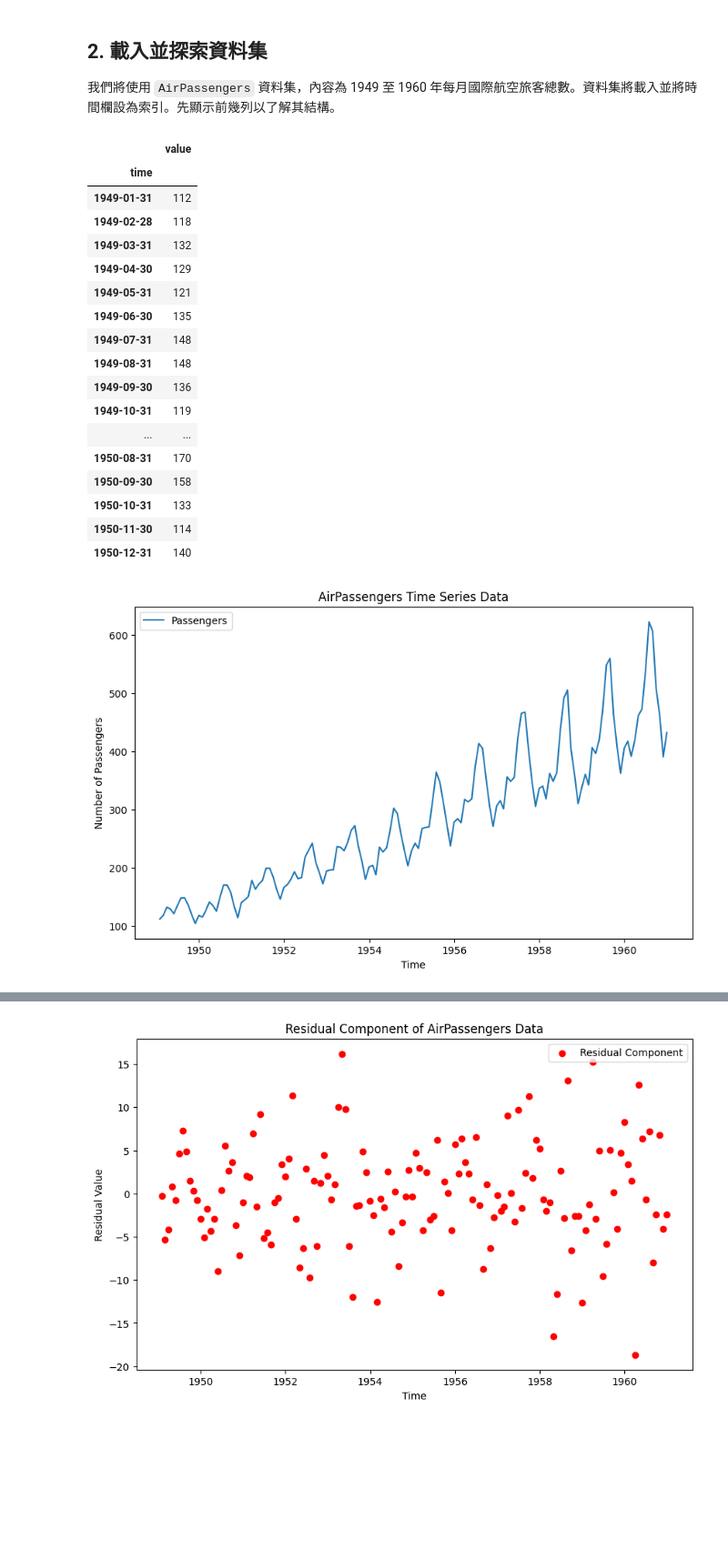
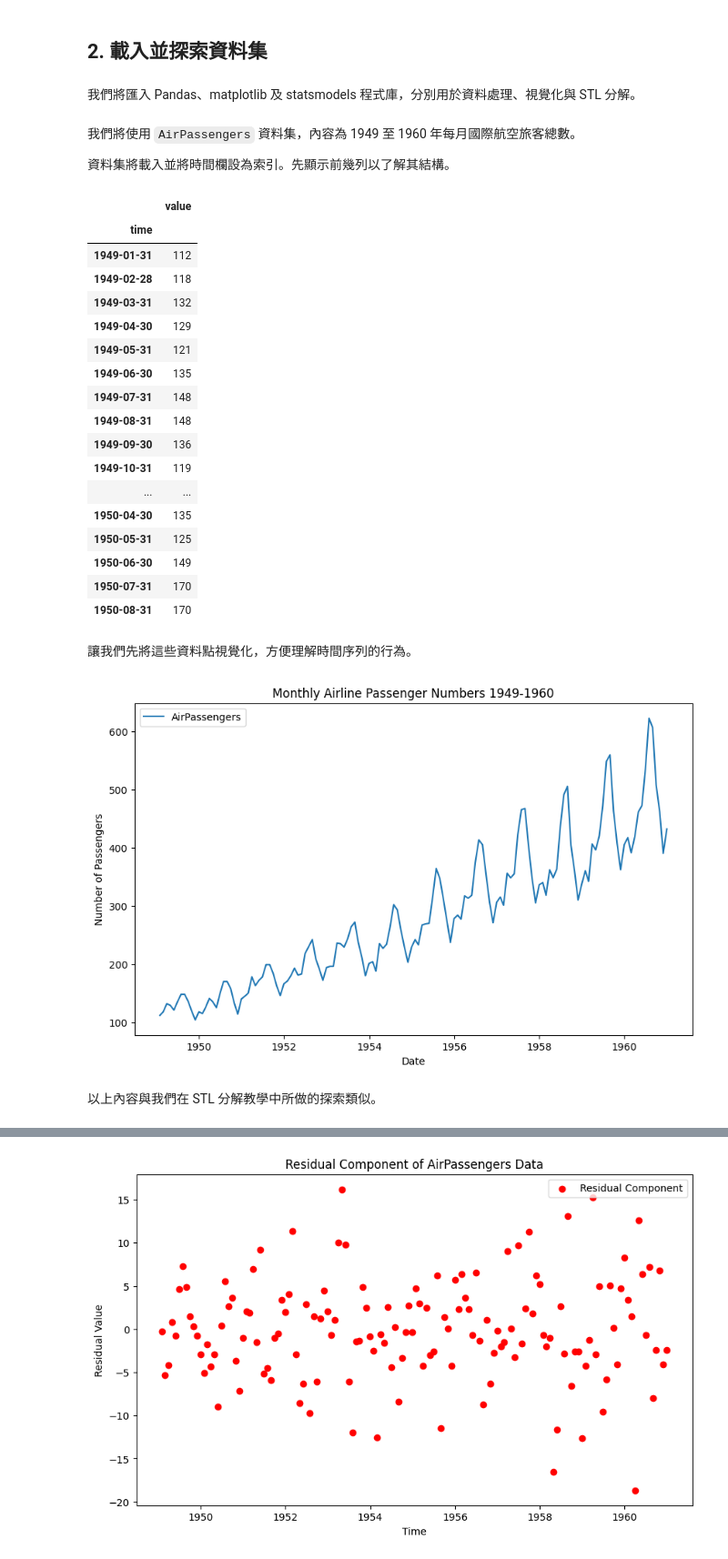
Before and after one commit to jonascheng/anomalyebook, a Jupyter notebook: 06_autoencoder-anomaly-detection.ipynb, the cells around one changed output, grey strips where cells are left out. Shown at 91% size. Cells and saved outputs as stored; diff of their text form; code cells hidden in the pictures; blank space fills up the shorter version.

```diff
--- a/06_autoencoder-anomaly-detection.ipynb
+++ b/06_autoencoder-anomaly-detection.ipynb
@@ -52,4 +62,4 @@ Autoencoder 是一種無監督學習模型，主要由 Encoder（編碼器）與
 # %% [markdown]
 ## 2. 載入並探索資料集
-
-我們將使用 `AirPassengers` 資料集，內容為 1949 至 1960 年每月國際航空旅客總數。資料集將載入並將時間欄設為索引。先顯示前幾列以了解其結構。
+# %% [markdown]
+我們將匯入 Pandas、matplotlib 及 statsmodels 程式庫，分別用於資料處理、視覺化與 STL 分解。
@@ -56,48 +72,53 @@ Autoencoder 是一種無監督學習模型，主要由 Encoder（編碼器）與
+# %% [markdown]
+我們將使用 `AirPassengers` 資料集，內容為 1949 至 1960 年每月國際航空旅客總數。
+
+資料集將載入並將時間欄設為索引。先顯示前幾列以了解其結構。
 # %%
-# 匯入所需套件
-import pandas as pd
-import matplotlib.pyplot as plt
-from statsmodels.tsa.seasonal import STL
-import statsmodels.api as sm
-
 # 載入 AirPassengers 資料集
 # https://vincentarelbundock.github.io/Rdatasets/articles/data.html
 data = sm.datasets.get_rdataset("AirPassengers", "datasets").data
 
 # 新增時間欄並設為索引
-data['time'] = pd.date_range(start='1949-01', periods=len(data), freq='ME')
+data['time'] = pd.date_range(
+  start='1949-01',
+  periods=len(data),
+  freq='ME')
 data.set_index('time', inplace=True)
 
-# 顯示前 24 筆資料
-data.head(24)
+# 顯示前 20 筆資料
+data.head(20)
 # %% [output]
 |  | value |
 | time |  |
 | 1949-01-31 | 112 |
 | 1949-02-28 | 118 |
 | 1949-03-31 | 132 |
 | 1949-04-30 | 129 |
 | 1949-05-31 | 121 |
 | 1949-06-30 | 135 |
 | 1949-07-31 | 148 |
 | 1949-08-31 | 148 |
 | 1949-09-30 | 136 |
 | 1949-10-31 | 119 |
 | ... | ... |
+| 1950-04-30 | 135 |
+| 1950-05-31 | 125 |
+| 1950-06-30 | 149 |
+| 1950-07-31 | 170 |
 | 1950-08-31 | 170 |
-| 1950-09-30 | 158 |
-| 1950-10-31 | 133 |
-| 1950-11-30 | 114 |
-| 1950-12-31 | 140 |
+# %% [markdown]
+讓我們先將這些資料點視覺化，方便理解時間序列的行為。
 # %%
 # 視覺化資料分布
 plt.figure(figsize=(10, 6))
-plt.plot(data.index, data['value'], label='Passengers')
-plt.title('AirPassengers Time Series Data')
-plt.xlabel('Time')
+plt.plot(data.index, data['value'], label='AirPassengers')
+plt.title('Monthly Airline Passenger Numbers 1949-1960')
+plt.xlabel('Date')
 plt.ylabel('Number of Passengers')
 plt.legend()
 plt.show()
 # %% [output]
-[figure, old version]
+[figure, new version]
+# %% [markdown]
+以上內容與我們在 STL 分解教學中所做的探索類似。
 # %% [markdown]
```
Also changed, not shown: parts of 15 cells of this notebook, 2 other files.
